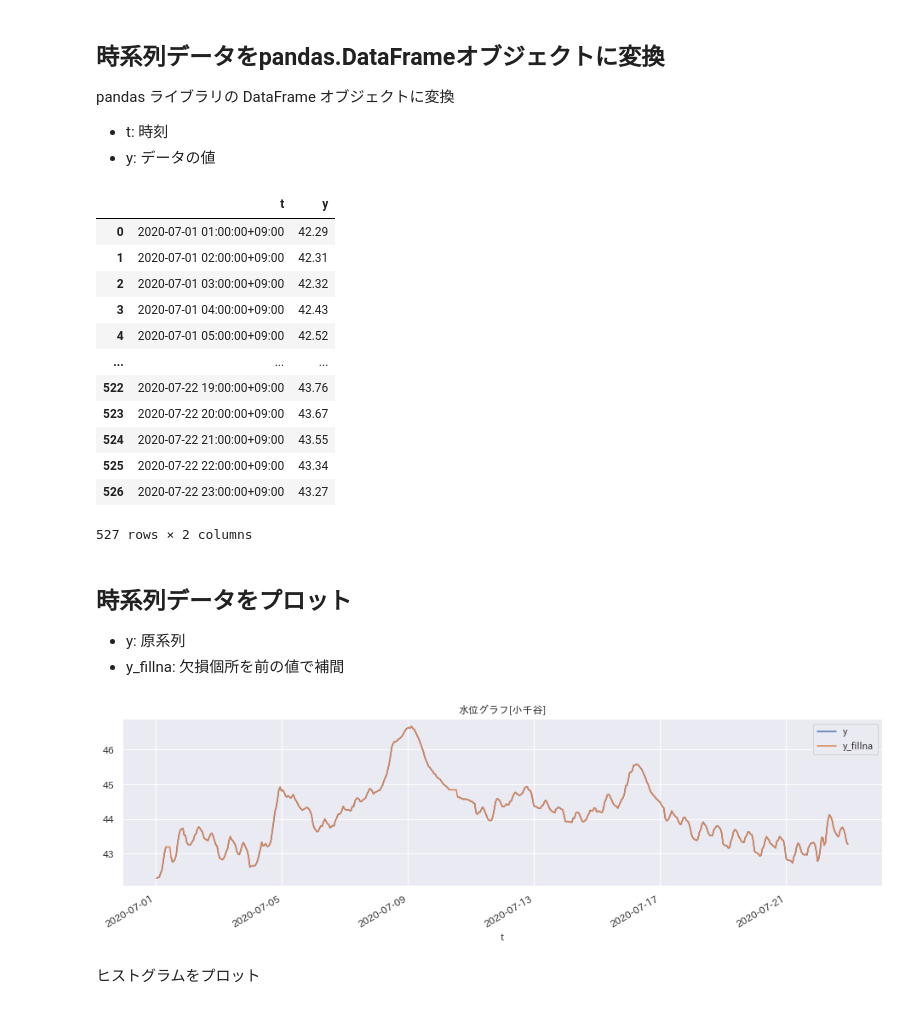
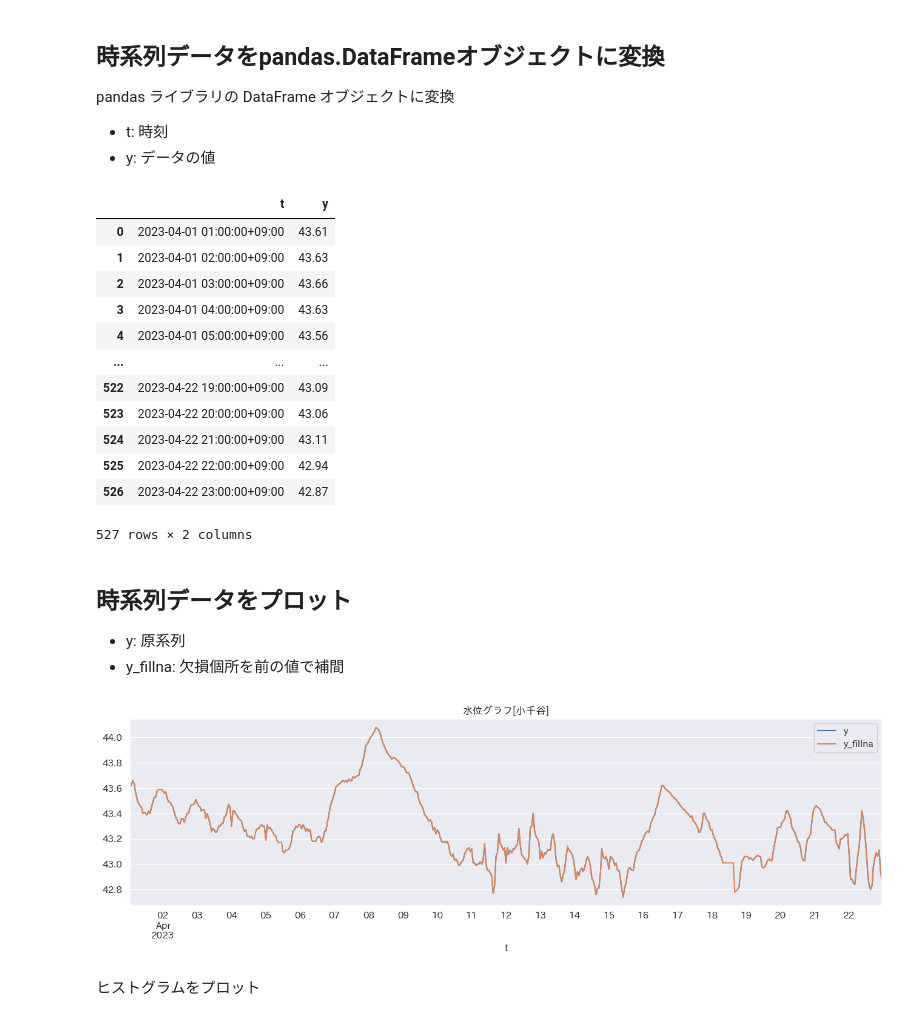
Before and after one commit to msiplab/EicEngLabIV, a Jupyter notebook: example02_03.ipynb, the cells around one changed output. Cells and saved outputs as stored; diff of their text form; code cells hidden in the pictures.

```diff
--- a/example02_03.ipynb
+++ b/example02_03.ipynb
@@ -53,8 +60,8 @@ http://doboku-bousai.pref.niigata.jp/kasen/index.html
 loc = '260' #
 
 # 解析期間の設定
-dts = '2020070101' # 開始日時
-dte = '2020072300' # 終了日時
+dts = '2023040101' # 開始日時
+dte = '2023042300' # 終了日時
 interval = 1 # hour
 
 # Webからの水位情報抽出
@@ -106,17 +113,17 @@ df_timeseries= pd.DataFrame({'t': t, 'y': y})
 display(df_timeseries)
 # %% [output]
 |  | t | y |
-| 0 | 2020-07-01 01:00:00+09:00 | 42.29 |
-| 1 | 2020-07-01 02:00:00+09:00 | 42.31 |
-| 2 | 2020-07-01 03:00:00+09:00 | 42.32 |
-| 3 | 2020-07-01 04:00:00+09:00 | 42.43 |
-| 4 | 2020-07-01 05:00:00+09:00 | 42.52 |
+| 0 | 2023-04-01 01:00:00+09:00 | 43.61 |
+| 1 | 2023-04-01 02:00:00+09:00 | 43.63 |
+| 2 | 2023-04-01 03:00:00+09:00 | 43.66 |
+| 3 | 2023-04-01 04:00:00+09:00 | 43.63 |
+| 4 | 2023-04-01 05:00:00+09:00 | 43.56 |
 | ... | ... | ... |
-| 522 | 2020-07-22 19:00:00+09:00 | 43.76 |
-| 523 | 2020-07-22 20:00:00+09:00 | 43.67 |
-| 524 | 2020-07-22 21:00:00+09:00 | 43.55 |
-| 525 | 2020-07-22 22:00:00+09:00 | 43.34 |
-| 526 | 2020-07-22 23:00:00+09:00 | 43.27 |
+| 522 | 2023-04-22 19:00:00+09:00 | 43.09 |
+| 523 | 2023-04-22 20:00:00+09:00 | 43.06 |
+| 524 | 2023-04-22 21:00:00+09:00 | 43.11 |
+| 525 | 2023-04-22 22:00:00+09:00 | 42.94 |
+| 526 | 2023-04-22 23:00:00+09:00 | 42.87 |
 527 rows × 2 columns
 # %% [markdown]
 ## 時系列データをプロット
@@ -125,9 +132,9 @@ display(df_timeseries)
 - y_fillna: 欠損個所を前の値で補間
 # %%
 df_timeseries['y_fillna'] = df_timeseries['y'].fillna(method='ffill').astype(float)
-ax = df_timeseries.plot(x='t', y={'y', 'y_fillna'}, figsize=(16,4), title=strtitle)
+ax = df_timeseries.plot(x='t', y=['y', 'y_fillna'], figsize=(16,4), title=strtitle)
 # %% [output]
-[figure, old version]
+[figure, new version]
 # %% [markdown]
 ヒストグラムをプロット
 # %%
```
Also changed, not shown: parts of 9 cells of this notebook.
